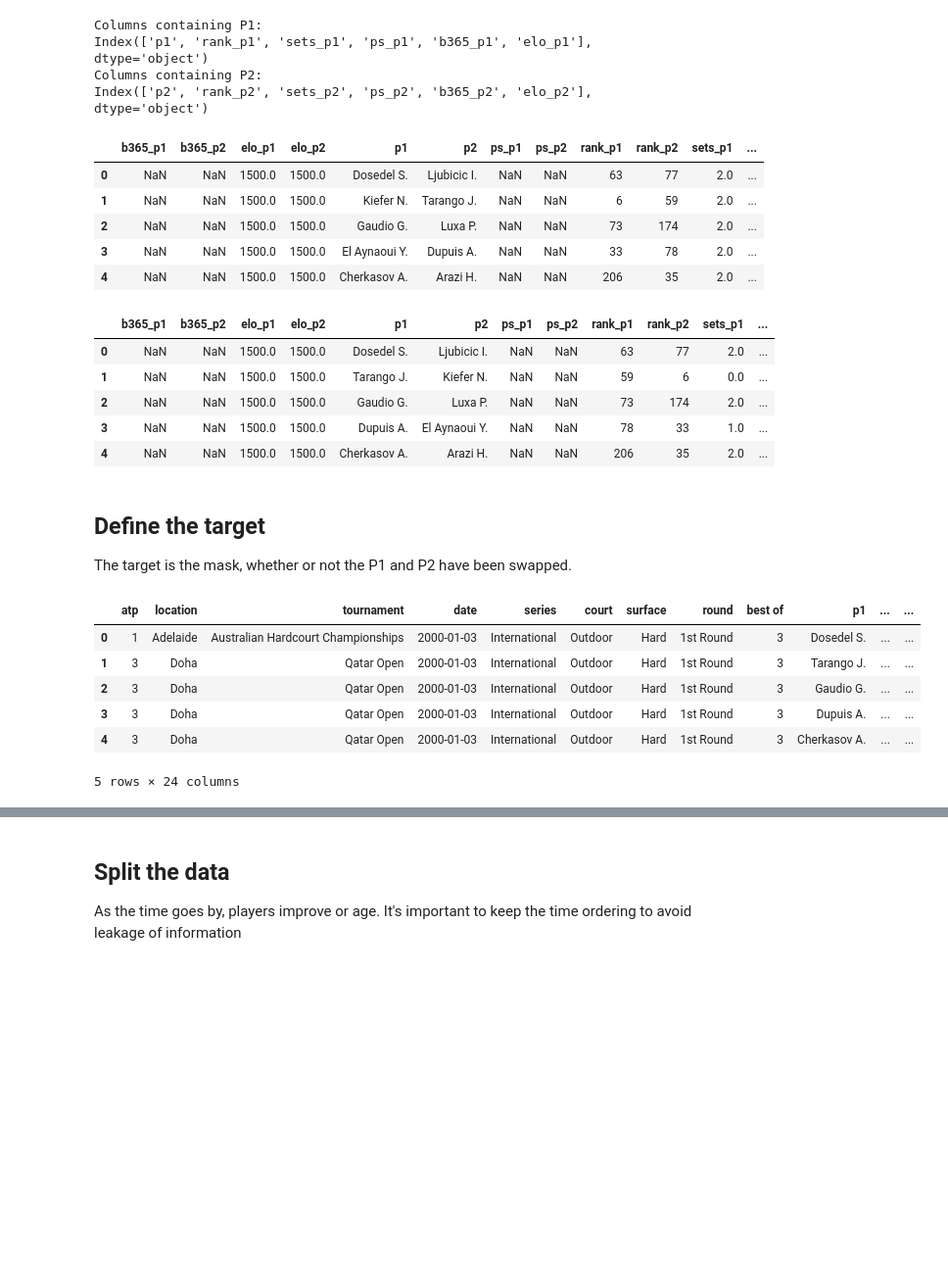
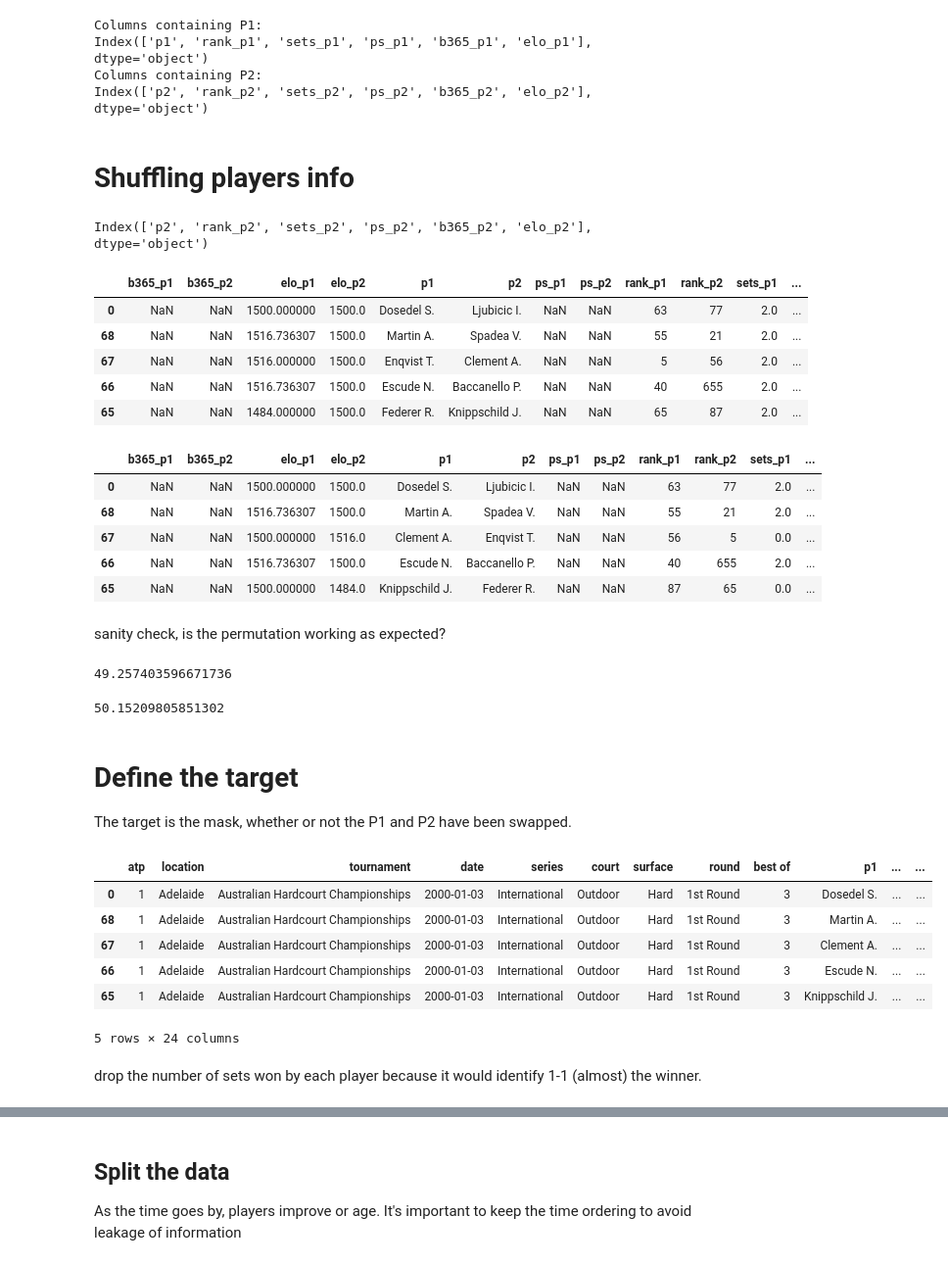
Before and after one commit to ThomasBury/AceBet, a Jupyter notebook: nb/atp_tennis.ipynb, the cells around one changed output, grey strips where cells are left out. Shown: that part at 98% size. Drawn from its saved outputs; the diff is of its cells as text; code cells hidden in the pictures; blank space fills up the shorter version.

```diff
--- a/nb/atp_tennis.ipynb
+++ b/nb/atp_tennis.ipynb
@@ -62,5 +91,6 @@ To avoid obvious data leakage, rename the columns by replacing the W by P1 and L
 # %%
 df = data.copy()
+df = df.sort_values('Date')
 df.columns = df.columns.str.lower()
 df.rename(columns={'wrank': 'rank_p1',
                    'lrank': 'rank_p2',
@@ -95,44 +125,65 @@ Columns containing P1:
 Index(['p1', 'rank_p1', 'sets_p1', 'ps_p1', 'b365_p1', 'elo_p1'], dtype='object')
 Columns containing P2:
 Index(['p2', 'rank_p2', 'sets_p2', 'ps_p2', 'b365_p2', 'elo_p2'], dtype='object')
+# %% [markdown]
+# Shuffling players info
 # %%
-mask = df.index % 2 == 1
 df_permuted = df.copy()
 # swap the values P1 <-> P2 every two rows
 mask = df.index % 2 == 1
+df_permuted.loc[mask, p1_columns], df_permuted.loc[mask, p2_columns] = df.loc[mask, p2_columns].values, df.loc[mask, p1_columns].values
 
-df_permuted .loc[mask, p1_columns], df_permuted .loc[mask, p2_columns] = df.loc[mask, p2_columns].values, df.loc[mask, p1_columns].values
+# # the complementary prob for the swapped rows
+# # ELO proba (e.g. definition: https://ideas.repec.org/p/nbs/wpaper/2019-03.html#:~:text=The%20Elo%20rating%20system%20is,accuracy%2C%20calibration%20and%20model%20discrimination.)
+df_permuted.loc[mask, "proba_elo"] = 1 - df_permuted.loc[mask, "proba_elo"].values
+# %%
+p2_columns
+# %% [output]
+Index(['p2', 'rank_p2', 'sets_p2', 'ps_p2', 'b365_p2', 'elo_p2'], dtype='object')
 # %%
 player_columns = sorted(list(set(p1_columns).union(set(p2_columns))))
 df[player_columns ].head()
 # %% [output]
 |  | b365_p1 | b365_p2 | elo_p1 | elo_p2 | p1 | p2 | ps_p1 | ps_p2 | rank_p1 | rank_p2 | sets_p1 | ... |
-| 0 | NaN | NaN | 1500.0 | 1500.0 | Dosedel S. | Ljubicic I. | NaN | NaN | 63 | 77 | 2.0 | ... |
-| 1 | NaN | NaN | 1500.0 | 1500.0 | Kiefer N. | Tarango J. | NaN | NaN | 6 | 59 | 2.0 | ... |
-| 2 | NaN | NaN | 1500.0 | 1500.0 | Gaudio G. | Luxa P. | NaN | NaN | 73 | 174 | 2.0 | ... |
-| 3 | NaN | NaN | 1500.0 | 1500.0 | El Aynaoui Y. | Dupuis A. | NaN | NaN | 33 | 78 | 2.0 | ... |
-| 4 | NaN | NaN | 1500.0 | 1500.0 | Cherkasov A. | Arazi H. | NaN | NaN | 206 | 35 | 2.0 | ... |
+| 0 | NaN | NaN | 1500.000000 | 1500.0 | Dosedel S. | Ljubicic I. | NaN | NaN | 63 | 77 | 2.0 | ... |
+| 68 | NaN | NaN | 1516.736307 | 1500.0 | Martin A. | Spadea V. | NaN | NaN | 55 | 21 | 2.0 | ... |
+| 67 | NaN | NaN | 1516.000000 | 1500.0 | Enqvist T. | Clement A. | NaN | NaN | 5 | 56 | 2.0 | ... |
+| 66 | NaN | NaN | 1516.736307 | 1500.0 | Escude N. | Baccanello P. | NaN | NaN | 40 | 655 | 2.0 | ... |
+| 65 | NaN | NaN | 1484.000000 | 1500.0 | Federer R. | Knippschild J. | NaN | NaN | 65 | 87 | 2.0 | ... |
 # %%
 df_permuted[player_columns ].head()
 # %% [output]
 |  | b365_p1 | b365_p2 | elo_p1 | elo_p2 | p1 | p2 | ps_p1 | ps_p2 | rank_p1 | rank_p2 | sets_p1 | ... |
-| 0 | NaN | NaN | 1500.0 | 1500.0 | Dosedel S. | Ljubicic I. | NaN | NaN | 63 | 77 | 2.0 | ... |
-| 1 | NaN | NaN | 1500.0 | 1500.0 | Tarango J. | Kiefer N. | NaN | NaN | 59 | 6 | 0.0 | ... |
-| 2 | NaN | NaN | 1500.0 | 1500.0 | Gaudio G. | Luxa P. | NaN | NaN | 73 | 174 | 2.0 | ... |
-| 3 | NaN | NaN | 1500.0 | 1500.0 | Dupuis A. | El Aynaoui Y. | NaN | NaN | 78 | 33 | 1.0 | ... |
-| 4 | NaN | NaN | 1500.0 | 1500.0 | Cherkasov A. | Arazi H. | NaN | NaN | 206 | 35 | 2.0 | ... |
+| 0 | NaN | NaN | 1500.000000 | 1500.0 | Dosedel S. | Ljubicic I. | NaN | NaN | 63 | 77 | 2.0 | ... |
+| 68 | NaN | NaN | 1516.736307 | 1500.0 | Martin A. | Spadea V. | NaN | NaN | 55 | 21 | 2.0 | ... |
+| 67 | NaN | NaN | 1500.000000 | 1516.0 | Clement A. | Enqvist T. | NaN | NaN | 56 | 5 | 0.0 | ... |
+| 66 | NaN | NaN | 1516.736307 | 1500.0 | Escude N. | Baccanello P. | NaN | NaN | 40 | 655 | 2.0 | ... |
+| 65 | NaN | NaN | 1500.000000 | 1484.0 | Knippschild J. | Federer R. | NaN | NaN | 87 | 65 | 0.0 | ... |
+# %% [markdown]
+sanity check, is the permutation working as expected?
+# %%
+100 * (df_permuted["sets_p1"] > df_permuted["sets_p2"]).sum() / len(data)
+# %% [output]
+49.257403596671736
+# %%
+100 * (df_permuted["rank_p1"] < df_permuted["rank_p2"]).sum() / len(data)
+# %% [output]
+50.15209805851302
 # %% [markdown]
-## Define the target
+# Define the target
 The target is the mask, whether or not the P1 and P2 have been swapped.
 # %%
-df_permuted['target'] = mask
+# does player 1 win?
+df_permuted['target'] = ~mask
 df_permuted.head()
 # %% [output]
 |  | atp | location | tournament | date | series | court | surface | round | best of | p1 | ... | ... |
 | 0 | 1 | Adelaide | Australian Hardcourt Championships | 2000-01-03 | International | Outdoor | Hard | 1st Round | 3 | Dosedel S. | ... | ... |
-| 1 | 3 | Doha | Qatar Open | 2000-01-03 | International | Outdoor | Hard | 1st Round | 3 | Tarango J. | ... | ... |
-| 2 | 3 | Doha | Qatar Open | 2000-01-03 | International | Outdoor | Hard | 1st Round | 3 | Gaudio G. | ... | ... |
-| 3 | 3 | Doha | Qatar Open | 2000-01-03 | International | Outdoor | Hard | 1st Round | 3 | Dupuis A. | ... | ... |
-| 4 | 3 | Doha | Qatar Open | 2000-01-03 | International | Outdoor | Hard | 1st Round | 3 | Cherkasov A. | ... | ... |
+| 68 | 1 | Adelaide | Australian Hardcourt Championships | 2000-01-03 | International | Outdoor | Hard | 1st Round | 3 | Martin A. | ... | ... |
+| 67 | 1 | Adelaide | Australian Hardcourt Championships | 2000-01-03 | International | Outdoor | Hard | 1st Round | 3 | Clement A. | ... | ... |
+| 66 | 1 | Adelaide | Australian Hardcourt Championships | 2000-01-03 | International | Outdoor | Hard | 1st Round | 3 | Escude N. | ... | ... |
+| 65 | 1 | Adelaide | Australian Hardcourt Championships | 2000-01-03 | International | Outdoor | Hard | 1st Round | 3 | Knippschild J. | ... | ... |
 5 rows × 24 columns
+# %% [markdown]
+drop the number of sets won by each player because it would identify 1-1 (almost) the winner.
 # %% [markdown]
```
Also changed, not shown: parts of 51 cells of this notebook.
